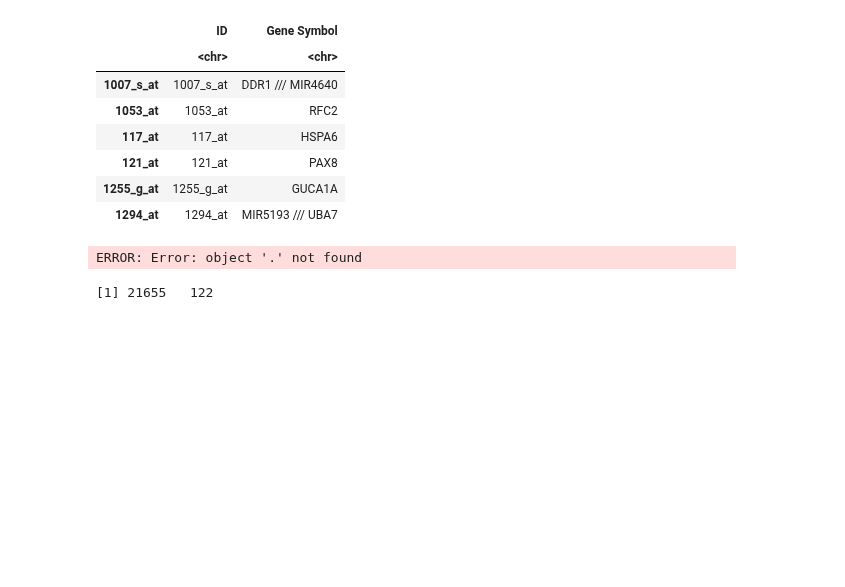
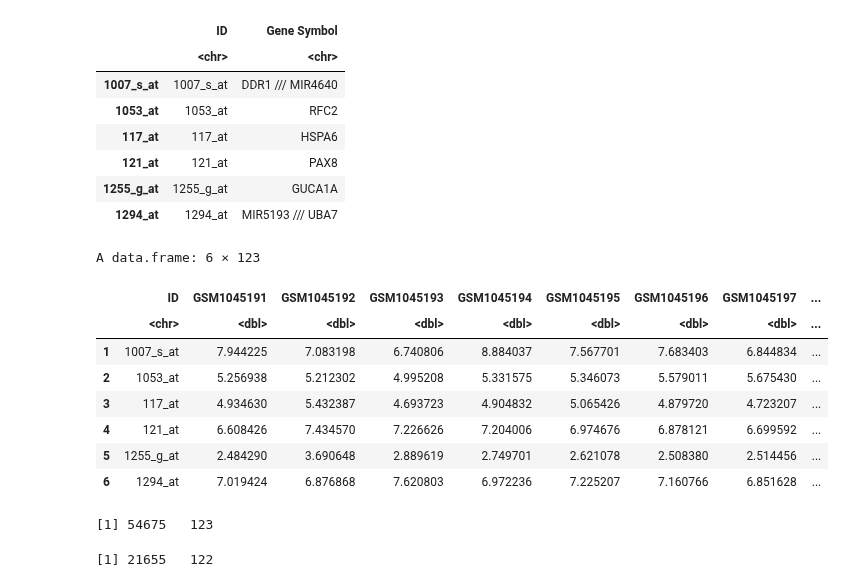
Before and after one commit to ramyap06/KongLab-ImmuneMLSurvivalAnalysis, a Jupyter notebook: src/preprocess.ipynb, the cells around one changed output. Saved outputs shown, nothing was run; the diff lists cells and outputs as text; code cells hidden in the pictures; blank space fills up the shorter version.

```diff
--- a/src/preprocess.ipynb
+++ b/src/preprocess.ipynb
@@ -75,11 +68,21 @@ A data.frame: 6 × 2
 # %%
 normalized_expr <- normalized_expr |>
   rownames_to_column(var = "ID") |>
-  inner_join(., feature_data, by = "ID")
+  inner_join(feature_data, by = "ID")
 
 head(normalized_expr)
+dim(normalized_expr)
 # %% [output]
-ERROR: Error: object '.' not found
+A data.frame: 6 × 123
+|  | ID | GSM1045191 | GSM1045192 | GSM1045193 | GSM1045194 | GSM1045195 | GSM1045196 | GSM1045197 | ... |
+|  | <chr> | <dbl> | <dbl> | <dbl> | <dbl> | <dbl> | <dbl> | <dbl> | ... |
+| 1 | 1007_s_at | 7.944225 | 7.083198 | 6.740806 | 8.884037 | 7.567701 | 7.683403 | 6.844834 | ... |
+| 2 | 1053_at | 5.256938 | 5.212302 | 4.995208 | 5.331575 | 5.346073 | 5.579011 | 5.675430 | ... |
+| 3 | 117_at | 4.934630 | 5.432387 | 4.693723 | 4.904832 | 5.065426 | 4.879720 | 4.723207 | ... |
+| 4 | 121_at | 6.608426 | 7.434570 | 7.226626 | 7.204006 | 6.974676 | 6.878121 | 6.699592 | ... |
+| 5 | 1255_g_at | 2.484290 | 3.690648 | 2.889619 | 2.749701 | 2.621078 | 2.508380 | 2.514456 | ... |
+| 6 | 1294_at | 7.019424 | 6.876868 | 7.620803 | 6.972236 | 7.225207 | 7.160766 | 6.851628 | ... |
+[1] 54675   123
 # %%
 # For multiple probes → one gene: take average
 # For one probe → multiple genes: delete
```
Also changed, not shown: parts of 4 cells of this notebook, 3 other files.
